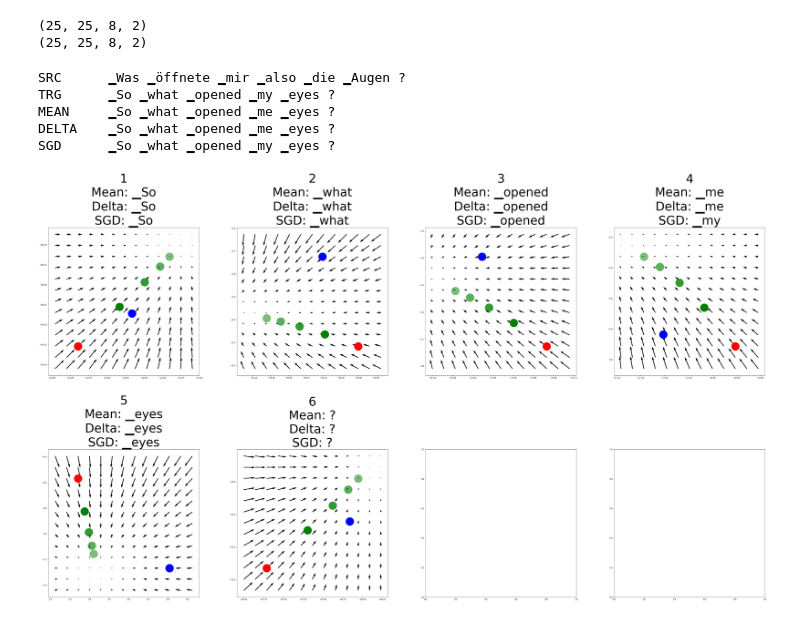
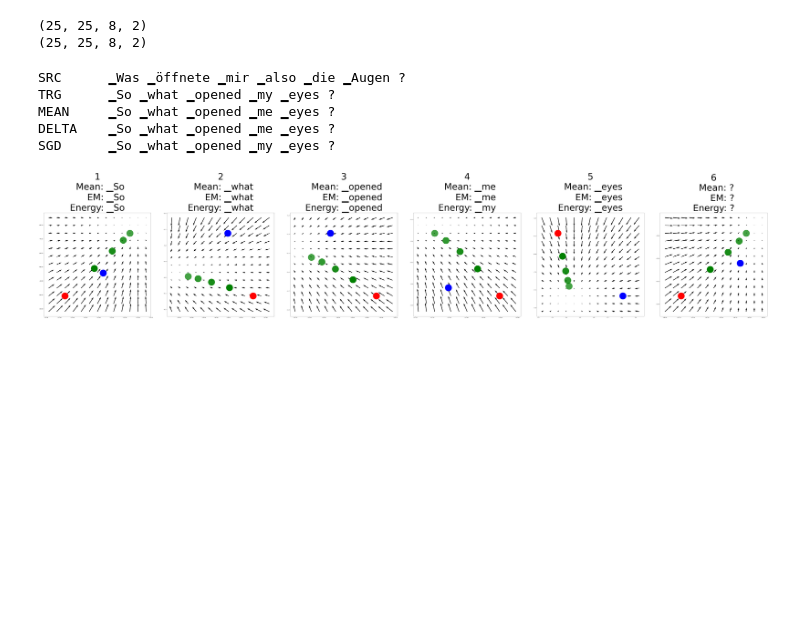
Before and after one commit to zomux/lanmt-ebm, a Jupyter notebook: analysis/visualize.ipynb, the cells around one changed output. Saved outputs shown, nothing was run; the diff lists cells and outputs as text; code cells hidden in the pictures; blank space fills up the shorter version.

```diff
--- a/analysis/visualize.ipynb
+++ b/analysis/visualize.ipynb
@@ -166,19 +166,19 @@ print (all_grads.shape)
 (25, 25, 8, 2)
 (25, 25, 8, 2)
 # %%
-ncols = 4
+ncols = 6
 nfigs = targets_length-2
 nrows = int(math.ceil(nfigs / float(ncols)))
 figsize = 16
 spacing = 2
-fontsize=60
-markersize=40
+fontsize=80
+markersize=60
 
 left = 0.125  # the left side of the subplots of the figure
 right = 0.9   # the right side of the subplots of the figure
 bottom = 0.1  # the bottom of the subplots of the figure
 top = 0.9     # the top of the subplots of the figure
-wspace = 0.25  # the amount of width reserved for space between subplots,
+wspace = 0.15  # the amount of width reserved for space between subplots,
               # expressed as a fraction of the average axis width
 hspace = 0.50  # the amount of height reserved for space between subplots,
               # expressed as a fraction of the average axis height
@@ -186,7 +186,7 @@ hspace = 0.50  # the amount of height reserved for space between subplots,
 #quiverdict={"scale":scale}
 quiverdict={"units":'xy', "angles":'xy'}
 
-fig, axes = plt.subplots(nrows=nrows, ncols=ncols, figsize=(figsize * ncols, figsize * nrows))
+fig, axes = plt.subplots(nrows=nrows, ncols=ncols, figsize=(figsize * ncols * 1.2, figsize * nrows))
 plt.subplots_adjust(left=left, bottom=bottom, right=right, top=top, wspace=wspace, hspace=hspace)
 
 for idx in range(targets_length):
@@ -199,38 +199,43 @@ for idx in range(targets_length):
 
     row_idx = (idx-1) // ncols
     col_idx = (idx-1) % ncols
 
-    q = axes[row_idx][col_idx].quiver(X, Y, U, V, **quiverdict)
+    if nrows == 1:
+        ax = axes[col_idx]
+    else:
+        ax = axes[row_idx][col_idx]
+
+    q = ax.quiver(X, Y, U, V, **quiverdict)
     bb="""
     X1 = np.stack([z0[0, idx, 0]] + [z_sgd_list[ii][0, idx, 0] for ii in range(3)], axis=0)
     Y1 = np.stack([z0[0, idx, 1]] + [z_sgd_list[ii][0, idx, 1] for ii in range(3)], axis=0)
     U1 = np.stack([z_score_list[ii][0, idx, 0] for ii in range(4)], axis=0)
     V1 = np.stack([z_score_list[ii][0, idx, 1] for ii in range(4)], axis=0)
-    q1 = axes[row_idx][col_idx].quiver(X1, Y1, U1, V1, **quiverdict)
+    q1 = ax.quiver(X1, Y1, U1, V1, **quiverdict)
     """
     x0, y0 = z0[0, idx, 0], z0[0, idx, 1]
-    title = "{}\nMean: {}\nDelta: {}\nSGD: {}".format(idx, y_mean[idx], y_delta4[idx], y_sgd4[idx])
-    axes[row_idx][col_idx].set_title(title, fontsize=fontsize)
-    axes[row_idx][col_idx].plot(x0, y0, 'o', color='red', markersize=markersize)
+    title = "{}\n  Mean: {}\n      EM: {}\nEnergy: {}".format(idx, y_mean[idx], y_delta4[idx], y_sgd4[idx])
+    ax.set_title(title, fontsize=fontsize)
+    ax.plot(x0, y0, 'o', color='red', markersize=markersize)
     for step_idx in range(4):
         xx, yy = z_delta_list[step_idx][0, idx, 0], z_delta_list[step_idx][0, idx, 1]
-        axes[row_idx][col_idx].plot(xx, yy, 'o', color='blue', markersize=markersize, alpha = 0.8 ** step_idx)
+        ax.plot(xx, yy, 'o', color='blue', markersize=markersize, alpha = 0.9 ** step_idx)
     for step_idx in range(4):
         xx, yy = z_sgd_list[step_idx][0, idx, 0], z_sgd_list[step_idx][0, idx, 1]
-        axes[row_idx][col_idx].plot(xx, yy, 'o', color='green', markersize=markersize, alpha = 0.8 ** step_idx)
+        ax.plot(xx, yy, 'o', color='green', markersize=markersize, alpha = 0.9 ** step_idx)
 
 
 print ("SRC\t", src_line.strip())
 print ("TRG\t", trg_line.strip())
 print ("MEAN\t", " ".join(y_mean[1:-1]))
 print ("DELTA\t", " ".join(y_delta4[1:-1]))
 print ("SGD\t", " ".join(y_sgd4[1:-1]))
 print ()
 plt.show()
 # %% [output]
 SRC      ▁Was ▁öffnete ▁mir ▁also ▁die ▁Augen ?
 TRG      ▁So ▁what ▁opened ▁my ▁eyes ?
 MEAN     ▁So ▁what ▁opened ▁me ▁eyes ?
 DELTA    ▁So ▁what ▁opened ▁me ▁eyes ?
 SGD      ▁So ▁what ▁opened ▁my ▁eyes ?
-[figure, old version]
+[figure, new version]
```
Also changed, not shown: parts of 1 cell of this notebook, 3 other files.
